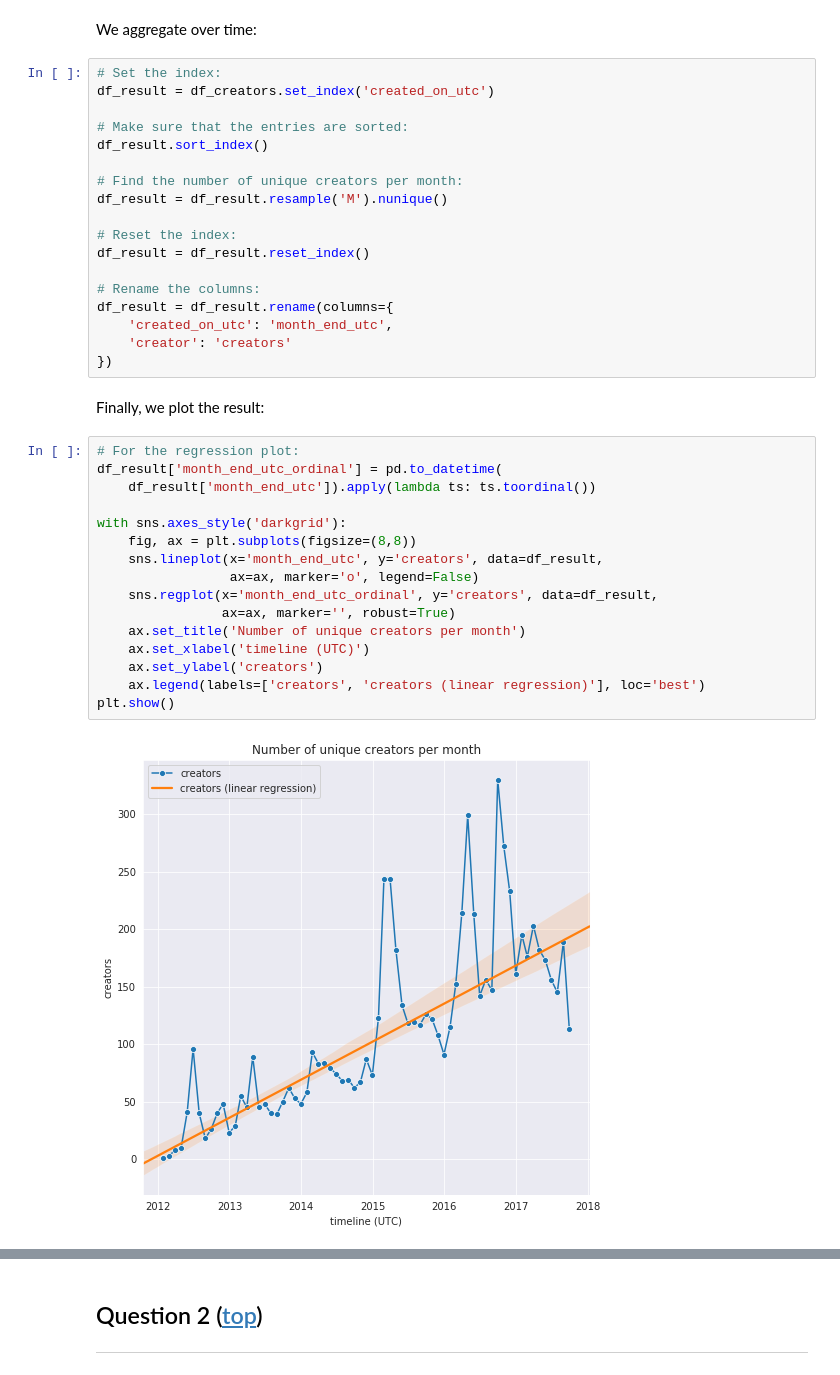
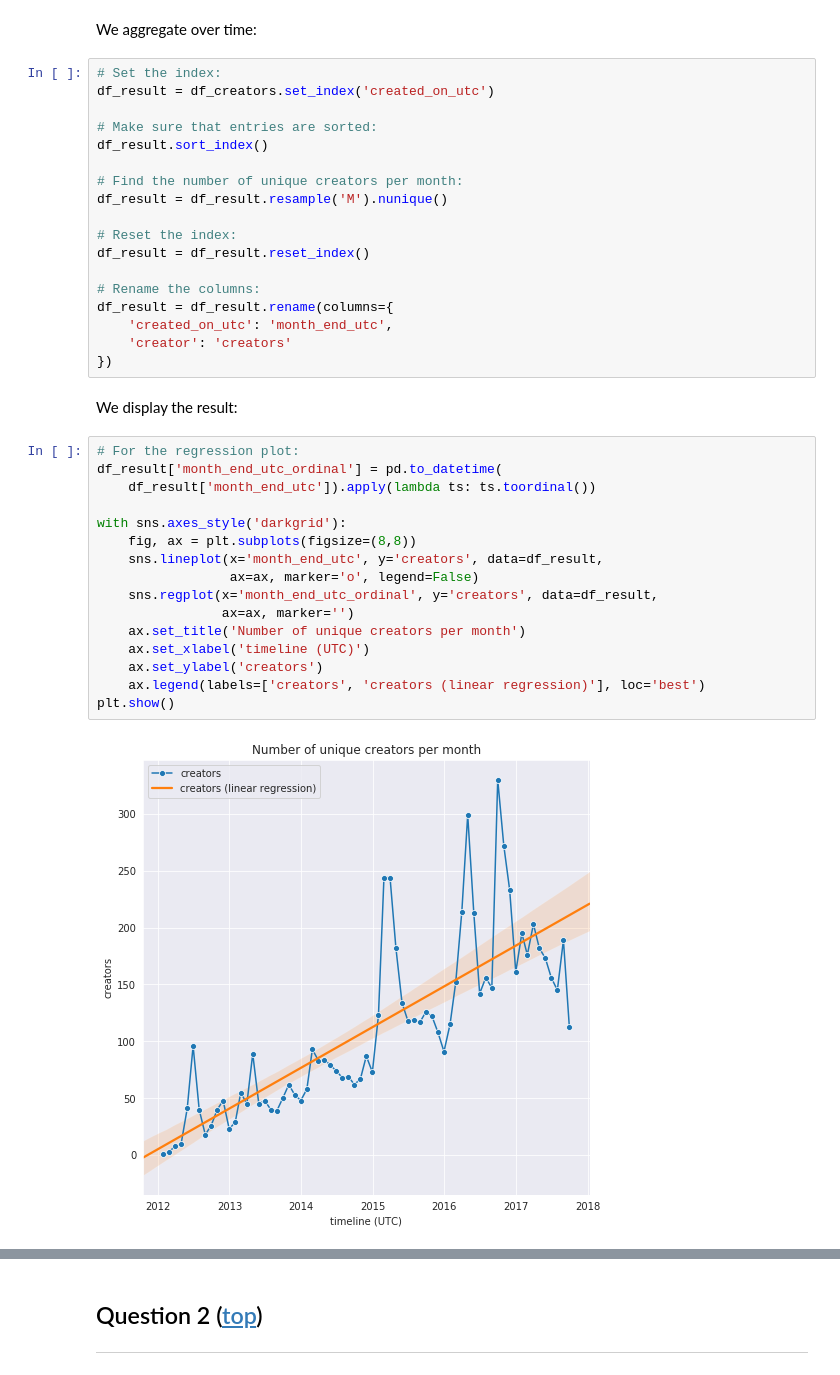
Before and after one commit to jeanrichard/epflx-adsml19-course2-project, a Jupyter notebook: course-02-project-task-b.ipynb, the cells around one changed output, grey strips where cells are left out. Cells and saved outputs as stored; diff of their text form.

```diff
--- a/course-02-project-task-b.ipynb
+++ b/course-02-project-task-b.ipynb
@@ -112,7 +80,7 @@ We aggregate over time:
 # Set the index:
 df_result = df_creators.set_index('created_on_utc')
 
-# Make sure that the entries are sorted:
+# Make sure that entries are sorted:
 df_result.sort_index()
 
 # Find the number of unique creators per month:
@@ -126,24 +94,24 @@ df_result = df_result.rename(columns={
     'created_on_utc': 'month_end_utc',
     'creator': 'creators'
 })
-# %% [markdown]
-Finally, we plot the result:
+# %% [markdown]
+We display the result:
 # %%
 # For the regression plot:
 df_result['month_end_utc_ordinal'] = pd.to_datetime(
     df_result['month_end_utc']).apply(lambda ts: ts.toordinal())
 
 with sns.axes_style('darkgrid'):
     fig, ax = plt.subplots(figsize=(8,8))
     sns.lineplot(x='month_end_utc', y='creators', data=df_result,
                  ax=ax, marker='o', legend=False)
     sns.regplot(x='month_end_utc_ordinal', y='creators', data=df_result,
-                ax=ax, marker='', robust=True)
+                ax=ax, marker='')
     ax.set_title('Number of unique creators per month')
     ax.set_xlabel('timeline (UTC)')
     ax.set_ylabel('creators')
     ax.legend(labels=['creators', 'creators (linear regression)'], loc='best')
 plt.show()
 # %% [output]
-[figure, old version]
+[figure, new version]
 # %% [markdown]
```
Also changed, not shown: parts of 66 cells of this notebook, 12 other files.
